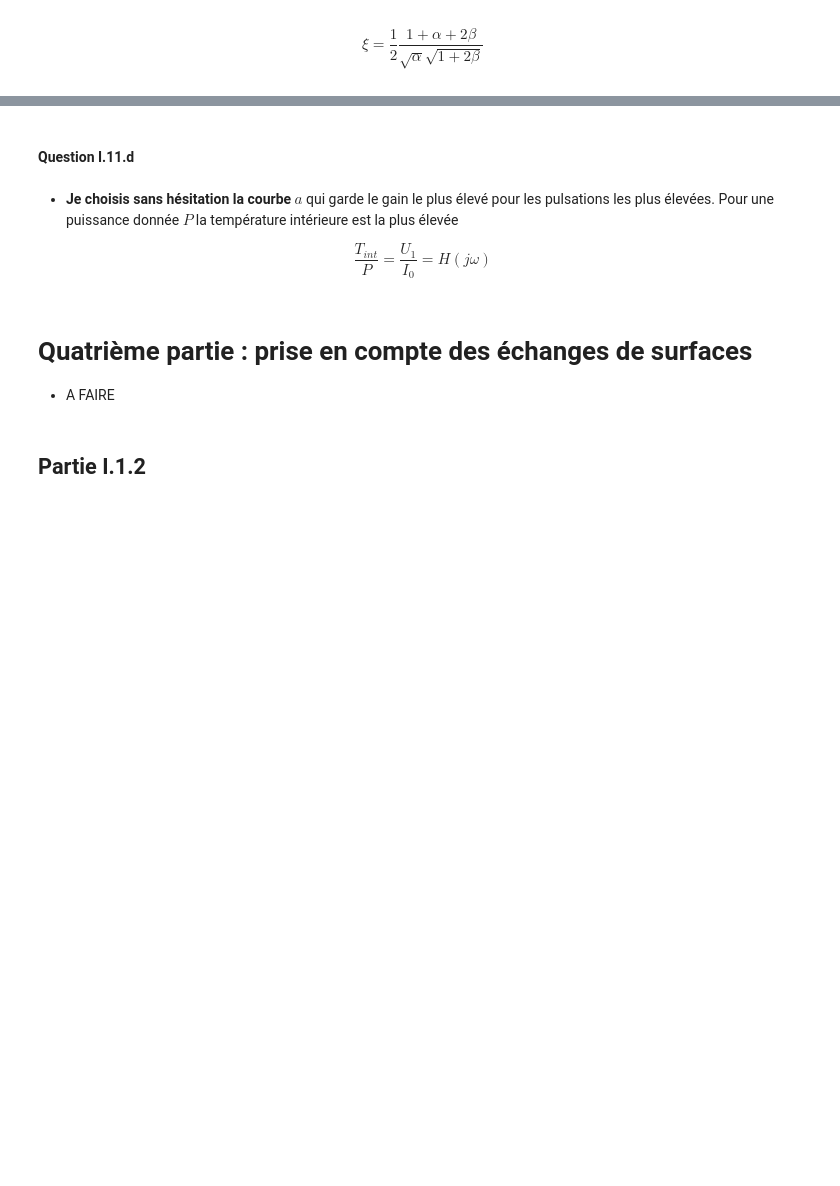
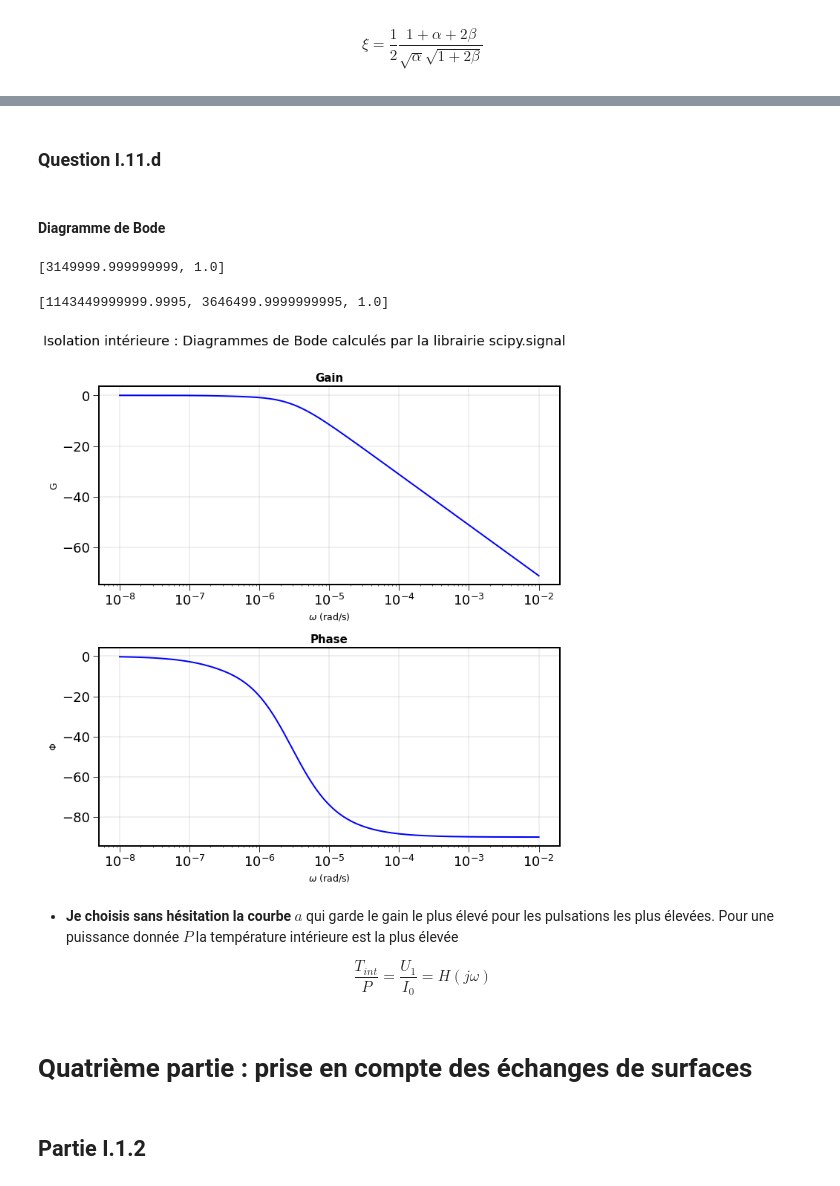
Before and after one commit to sebcampagne/mp32, a Jupyter notebook: DM_phys_17_2021_03_14/DM_EtudeThermique.ipynb, the cells around one changed output, grey strips where cells are left out. Drawn from its saved outputs; the diff is of its cells as text; code cells hidden in the pictures; blank space fills up the shorter version.

```diff
--- a/DM_phys_17_2021_03_14/DM_EtudeThermique.ipynb
+++ b/DM_phys_17_2021_03_14/DM_EtudeThermique.ipynb
@@ -763,0 +815,4 @@ $$
+# %%
+# omega1
+omega_1=4/alpha/RC*(1+beta)/(1+2*beta)
+omega_1 # rad/s
@@ -764,5 +835,45 @@ $$
 # %% [markdown]
-#### Question I.11.d
+### Question I.11.d
+# %% [markdown]
+#### Diagramme de Bode
+# %%
+# numérateur de la fonction de la transformée de Laplace (bp +c) [b,c]
+num = [ 1./omega_1 , 1. ]
+num
+# %% [output]
+[3149999.999999999, 1.0]
+# %%
+# dénominateur de la fonction de la transformée de Laplace (ap2 +bp +c) [a,b,c]
+den = [1./omega_0**2, 2*xi/omega_0,  1.]
+den
+# %% [output]
+[1143449999999.9995, 3646499.9999999995, 1.0]
+# %%
+# appel à la librairie signal de scipy
+s1 = signal.lti(num,den)
+w, mag, phase = signal.bode(s1,w=X)
+# %%
+plt.figure(figsize=(10,10))
+plt.subplot(2,1,1)
+plt.semilogx(w, mag,"b")    # Bode magnitude plot
+plt.grid()
+plt.xlabel("$\omega$ (rad/s)")
+plt.ylabel("G")
+plt.title("Gain")
+
+
+plt.subplot(2,1,2)
+plt.semilogx(w, phase,"b")  # Bode phase plot
+plt.grid()
+plt.xlabel("$\omega$ (rad/s)")
+plt.ylabel("$\\Phi$")
+plt.title("Phase")
+
+plt.tight_layout()
+plt.suptitle("Isolation intérieure : Diagrammes de Bode calculés par la librairie scipy.signal",y=1.05)
+plt.show()
+# %% [output]
+[figure, added]
 # %% [markdown]
 - **Je choisis sans hésitation la courbe $a$** qui garde le gain le plus élevé pour les pulsations les plus élevées.
 Pour une puissance donnée $P$ la température intérieure est la plus élevée
@@ -772,9 +883,6 @@ $$
 $$
 # %% [markdown]
 # Quatrième partie : prise en compte des échanges de surfaces
-
-
-- A FAIRE
 # %% [markdown]
 ## Partie I.1.2
 # %%
```
Also changed, not shown: parts of 20 cells of this notebook.
